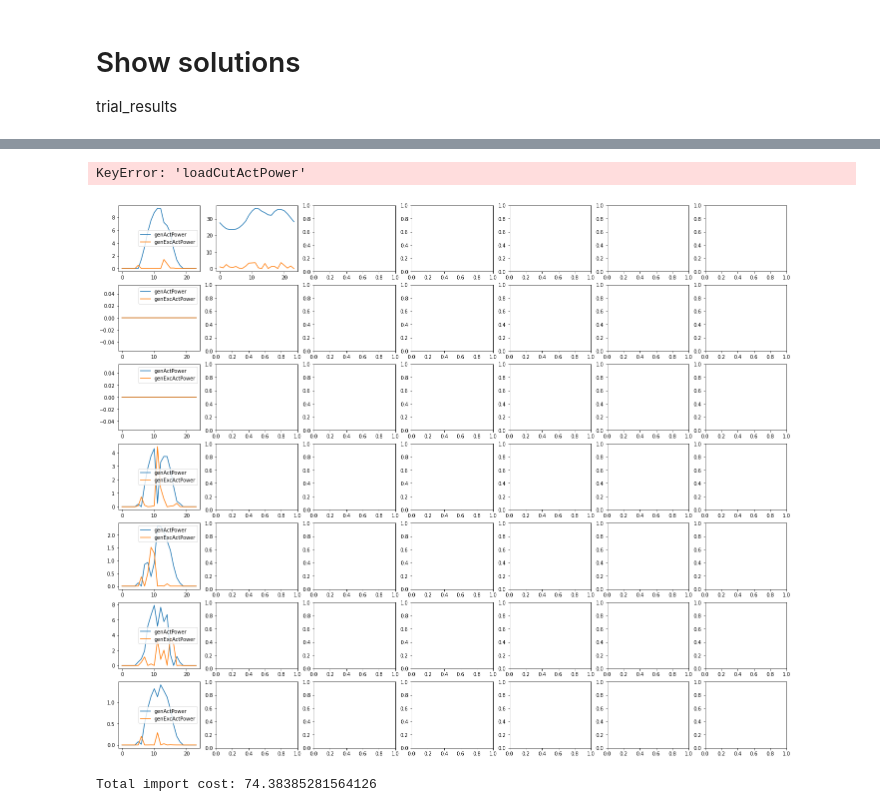
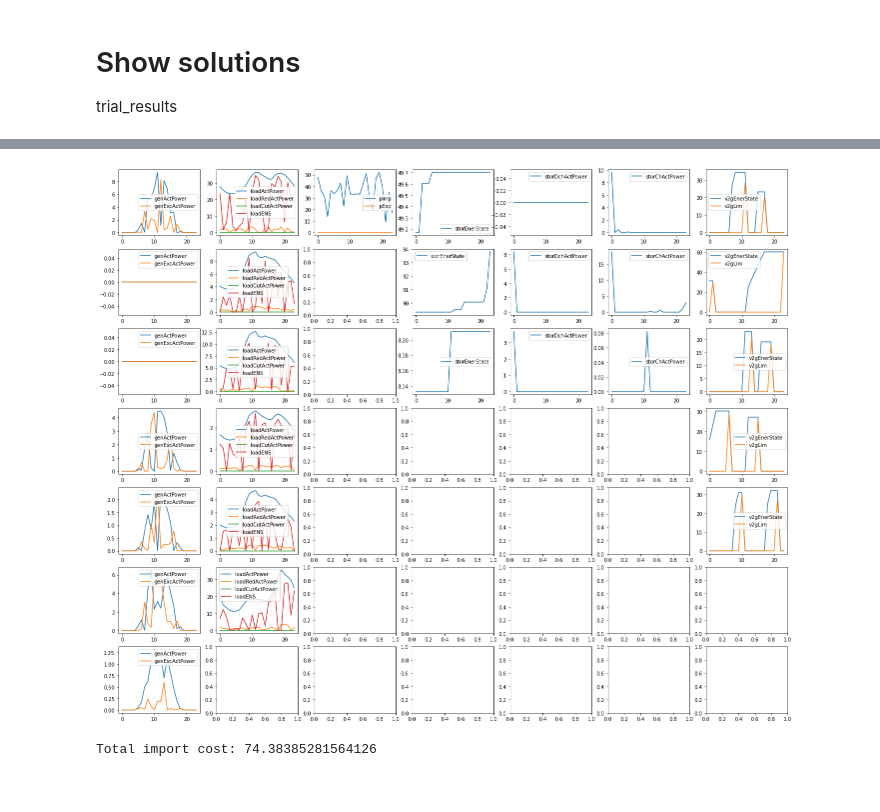
Before and after one commit to ECGomes/eso_project, a Jupyter notebook: battery_hyde-df-Refactor.ipynb, the cells around one changed output, grey strips where cells are left out. Drawn from its saved outputs; the diff is of its cells as text; code cells hidden in the pictures.

```diff
--- a/battery_hyde-df-Refactor.ipynb
+++ b/battery_hyde-df-Refactor.ipynb
@@ -1649,12 +1808,13 @@ sol = {'genActPower': genLimit[:, :, 0].ravel(),
        'storDchActPower': np.array(np.zeros((1, storDchActPower.ravel().shape[0]))),
        'storChActPower': np.array(np.zeros((1, storChActPower.ravel().shape[0]))),
        'EminRelaxStor': np.array(np.zeros((1, storEminRelaxStor.ravel().shape[0]))),
-       'v2gDchActPower': np.array(np.zeros((1, v2gDchActPower.ravel().shape[0]))),
-       'v2gChActPower': np.array(np.zeros((1, v2gChActPower.ravel().shape[0]))),
+       #'v2gDchActPower': np.array(np.zeros((1, v2gDchActPower.ravel().shape[0]))),
+       #'v2gChActPower': np.array(np.zeros((1, v2gChActPower.ravel().shape[0]))),
        'genXo': np.array(np.zeros((1, genXo.ravel().shape[0]))),
        'loadXo': np.array(np.zeros((1, loadXo.ravel().shape[0]))),
        'storDchXo': np.array(np.ones((1, storDchXo.ravel().shape[0]))),
-       'v2gDchXo': np.array(np.zeros((1, v2gDchXo.ravel().shape[0])))}#,
+       'v2gDchXo': np.array(np.zeros((1, v2gDchXo.ravel().shape[0]))),
+       'v2gChXo': np.array(np.zeros((1, v2gChXo.ravel().shape[0])))}#,
        #'storSegSoC': np.array(np.zeros((1, storSegSoC.ravel().shape[0]))),
        #'v2gSegSoC': np.array(np.zeros((1, v2gSegSoC.ravel().shape[0]))),
        #'storSegXo': np.array(np.zeros((1, storSegXo.ravel().shape[0]))),
@@ -1674,21 +1834,22 @@ sol_shaped = {'genActPower': genLimit[:, :, 0],
               'storDchActPower': np.zeros(storDchActPower.shape),
               'storChActPower': np.zeros(storChActPower.shape),
               'EminRelaxStor': np.zeros(storEminRelaxStor.shape),
-              'v2gDchActPower': np.zeros(v2gDchActPower.shape),
-              'v2gChActPower': np.zeros(v2gChActPower.shape),
+              #'v2gDchActPower': np.zeros(v2gDchActPower.shape),
+              #'v2gChActPower': np.zeros(v2gChActPower.shape),
               'genXo': np.zeros(genXo.shape),
               'loadXo': np.zeros(loadXo.shape),
               'storDchXo': np.ones(storDchXo.shape),
-              'v2gDchXo': np.zeros(v2gDchXo.shape)}
+              'v2gDchXo': np.zeros(v2gDchXo.shape),
+              'v2gChXo': np.zeros(v2gChXo.shape)}
 
 encoded_shaped = encode(sol_shaped)
 decoded_shaped = decode(encoded_shaped, dict_var)
 # %%
 # Run the HyDE with the generator objective function
 
-N_RUNS = 10
+N_RUNS = 1
 
-deParams = DEParams(I_NP=5, I_itermax=int(5e4), F_CR=0.9, I_bnd_constr=1)
+deParams = DEParams(I_NP=5, I_itermax=int(1e3), F_CR=0.9, I_bnd_constr=1)
 otherParams = OtherParameters(objfun=None, lowerlimit=encoded_minvals, upperlimit=encoded_maxvals,
                               dim=encode(dict_var).shape[0],
                               var_dictionary=decoded_vars, param_dictionary=decoded_pars,
@@ -1725,7 +1886,7 @@ for i in np.arange(N_RUNS):
 trial_results = pd.DataFrame({'Fit': list_fit_and_p,
                               'Solution': list_bestmemit,
                               'Fit Vector': list_maxvector,
-                              'Time': list_timer})s
+                              'Time': list_timer})
 # %% [output]
 Starting trials
 Run 01
@@ -1749,51 +1900,50 @@ trial_results
 # %%
 fig, axs = plt.subplots(nrows=7, ncols=7, figsize=(24, 20))
 
-PLOT_SOLUTION = 6
-temp_decodedsol = decode(trial_results['Solution'][PLOT_SOLUTION], dict_var)
+PLOT_SOLUTION = 0
+temp_sol = list_best_instances[PLOT_SOLUTION]
 
 for i in np.arange(7):
     # Generators
-    axs[i, 0].plot(temp_decodedsol['genActPower'][i])
-    axs[i, 0].plot(temp_decodedsol['genExcActPower'][i])
+    axs[i, 0].plot(temp_sol.genActPower[i])
+    axs[i, 0].plot(temp_sol.genExcActPower[i])
     axs[i, 0].legend(['genActPower', 'genExcActPower'])
 
 for i in np.arange(6):
     # Loads
     axs[i, 1].plot(loadLimit[:, :, 0][i, :])
-    axs[i, 1].plot(temp_decodedsol['loadRedActPower'][i])
-    axs[i, 1].plot(temp_decodedsol['loadCutActPower'][i])
-    axs[i, 1].plot(temp_decodedsol['loadENS'][i])
+    axs[i, 1].plot(temp_sol.loadRedActPower[i])
+    axs[i, 1].plot(temp_sol.loadCutActPower[i])
+    axs[i, 1].plot(temp_sol.loadENS[i])
     axs[i, 1].legend(['loadActPower', 'loadRedActPower', 'loadCutActPower', 'loadENS'])
 
 
-axs[0, 2].plot(temp_decodedsol['pImp'])
-axs[0, 2].plot(temp_decodedsol['pExp'])
+axs[0, 2].plot(temp_sol.pImp)
+axs[0, 2].plot(temp_sol.pExp)
 axs[0, 2].legend(['pImp', 'pExp'])
 
 
 for i in range(3):
-    axs[i, 3].plot(temp_decodedsol['storEnerState'][i])
+    axs[i, 3].plot(temp_sol.storEnerState[i])
     axs[i, 3].legend(['storEnerState'])
 
 for i in range(3):
-    axs[i, 4].plot(temp_decodedsol['storDchActPower'][i])
+    axs[i, 4].plot(temp_sol.storDchActPower[i])
     axs[i, 4].legend(['storDchActPower'])
 
 for i in range(3):
-    axs[i, 5].plot(temp_decodedsol['storChActPower'][i])
+    axs[i, 5].plot(temp_sol.storChActPower[i])
     axs[i, 5].legend(['storChActPower'])
 
 for i in range(5):
-    axs[i, 6].plot(temp_decodedsol['v2gEnerState'][i])
+    axs[i, 6].plot(temp_sol.v2gEnerState[i])
     axs[i, 6].plot(v2gLimit[i, :, 2])
     axs[i, 6].legend(['v2gEnerState', 'v2gLim'])
 
 
 plt.show()
 # %% [output]
-KeyError: 'loadCutActPower'
-[figure, old version]
+[figure, new version]
 # %%
 # Total import costs
 
```
Also changed, not shown: parts of 6 cells of this notebook.
